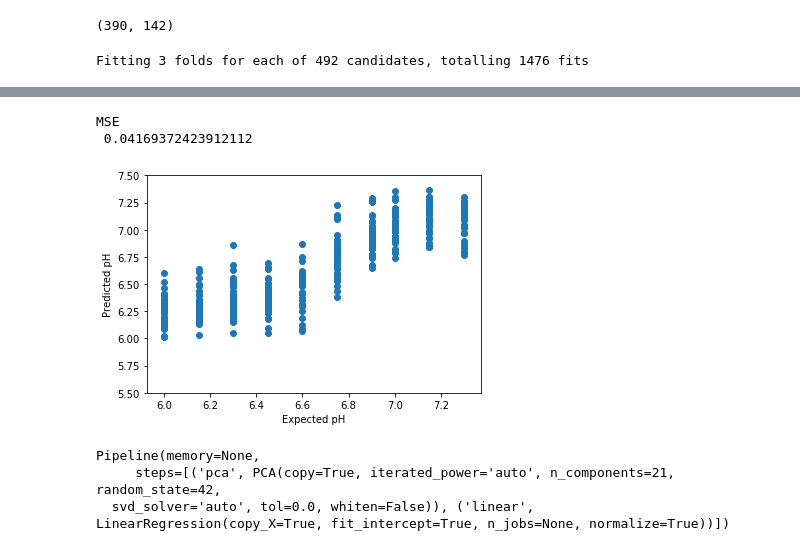
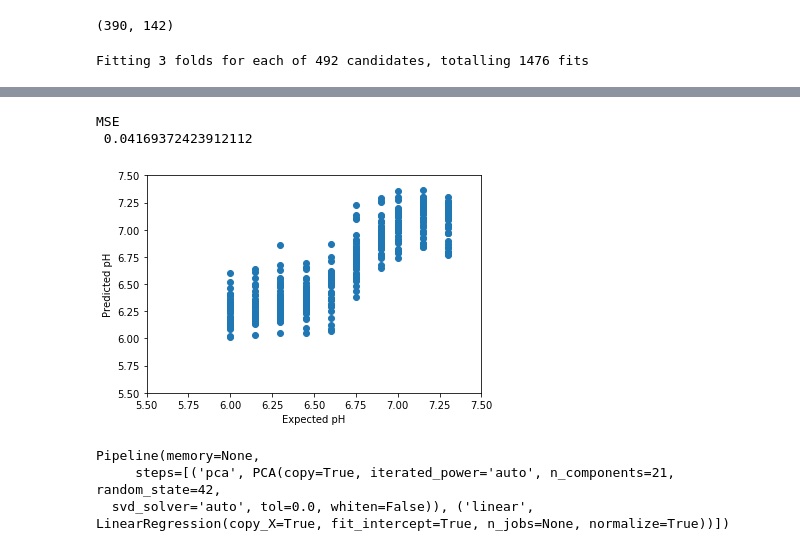
Before and after one commit to JCardenasRdz/acidoCEST_ML, a Jupyter notebook: notebooks/Ratiometric vs ML June 2019_Iopamidol-LINEAR REGRESSION.ipynb, the cells around one changed output, grey strips where cells are left out. Drawn from its saved outputs; the diff is of its cells as text; code cells hidden in the pictures.

```diff
--- a/notebooks/Ratiometric vs ML June 2019_Iopamidol-LINEAR REGRESSION.ipynb
+++ b/notebooks/Ratiometric vs ML June 2019_Iopamidol-LINEAR REGRESSION.ipynb
@@ -337,6 +344,7 @@ plt.scatter(yd, pHhat4)
 plt.xlabel('Expected pH')
 plt.ylabel('Predicted pH')
 plt.ylim([5.5,7.5])
+plt.xlim([5.5,7.5])
 
 
 print()
@@ -349,6 +357,6 @@ Fitting 3 folds for each of 492 candidates, totalling 1476 fits
 MSE
  0.04169372423912112
-[figure, old version]
+[figure, new version]
 # %%
 model_pca
 # %% [output]
```
Also changed, not shown: parts of 13 cells of this notebook.
